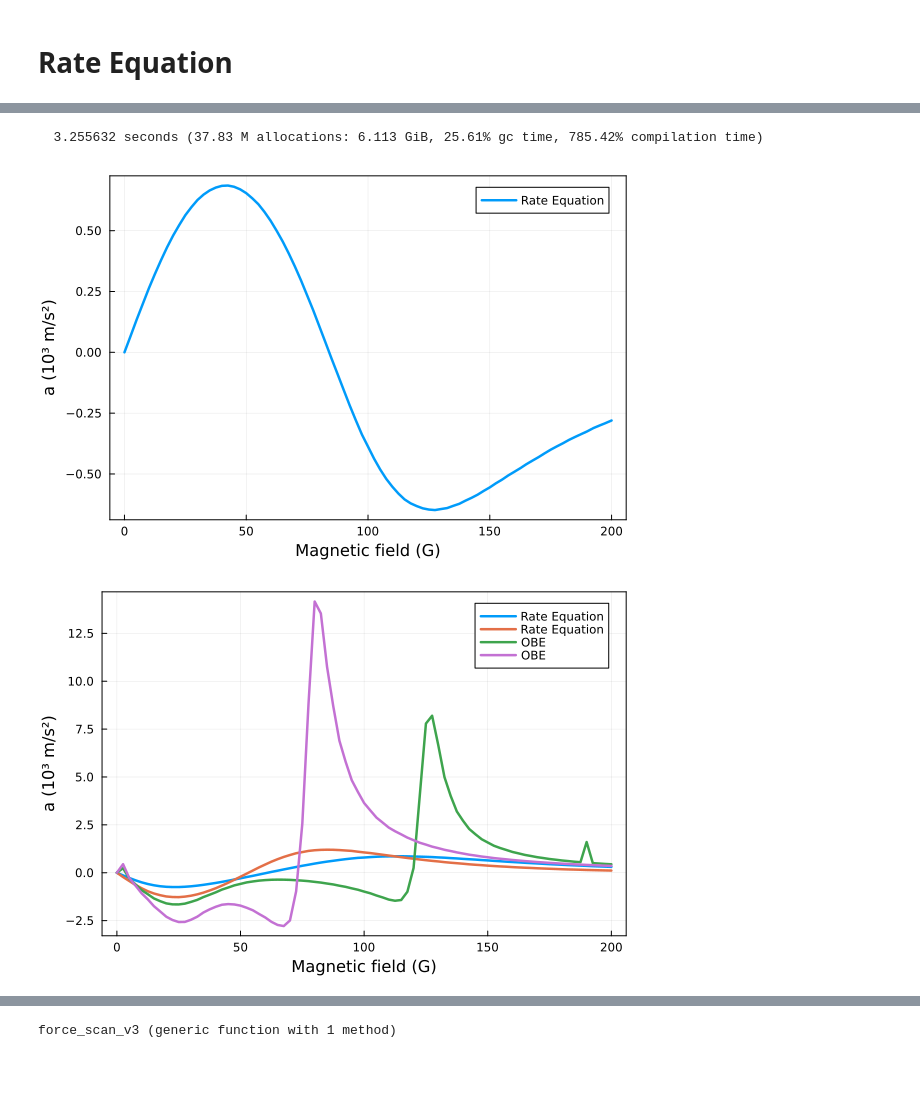
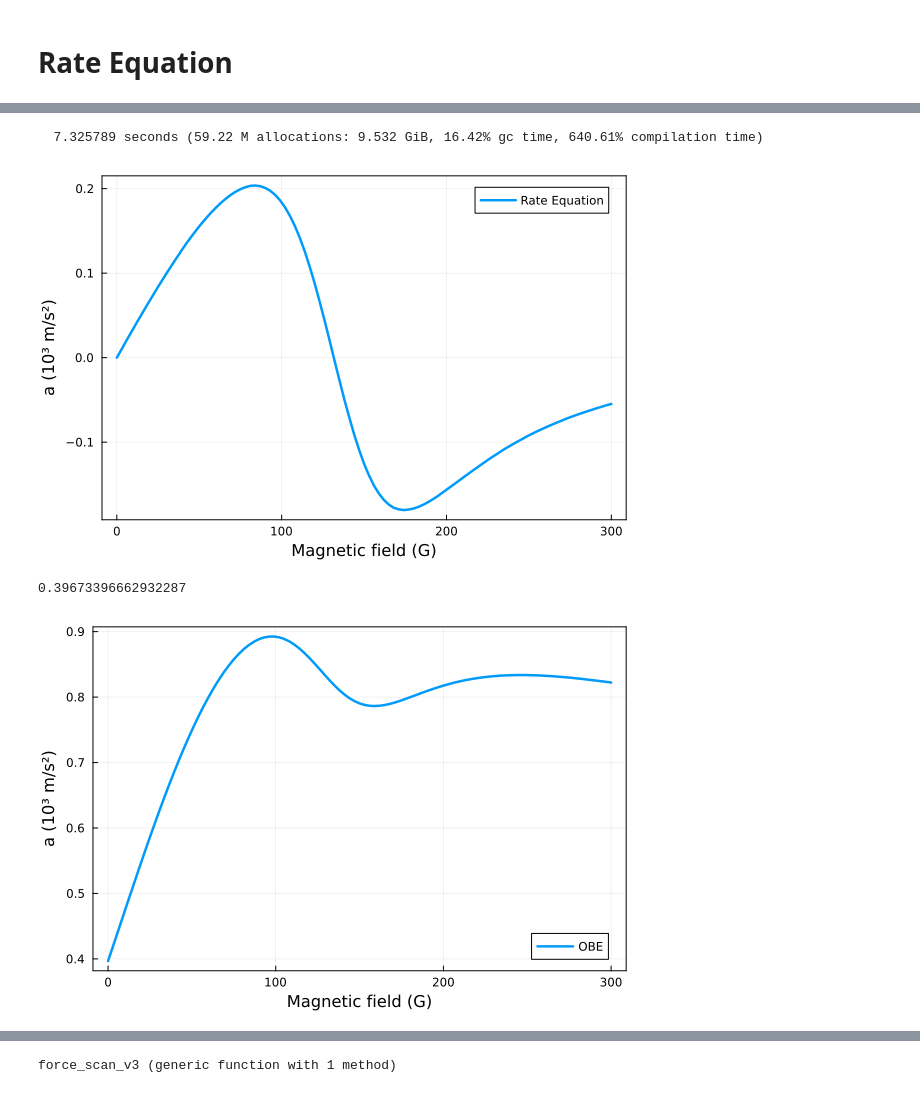
Before and after one commit to munozariasjm/OpticalBlochEquations.jl, a Jupyter notebook: examples/ipynb_sources/toy_models/F1_to_F1.ipynb, the cells around one changed output, grey strips where cells are left out. Saved outputs shown, nothing was run; the diff lists cells and outputs as text; code cells hidden in the pictures.

```diff
--- a/examples/ipynb_sources/toy_models/F1_to_F1.ipynb
+++ b/examples/ipynb_sources/toy_models/F1_to_F1.ipynb
@@ -815,17 +1052,28 @@ end
 using RectiGrids
 
 freq_res = 1e-1
-extra_p = (H=H, lasers=lasers)
+extra_p = (H=H, lasers=lasers, ω1 = ω1, s = s)
 p = obe(ρ0, particle, H.states, lasers, d, d, true, true, λ, Γ, freq_res, extra_p)
 
 t_end = 10p.period+1; tspan = (0., t_end)
 prob = ODEProblem(ρ!, p.ρ0_vec, tspan, p, reltol=1e-3, save_on=false)
 
-Bs = (0:1.0:30.0).*_μB
 di = 5
 rs = vcat([(n1*λ/(di+1), n2*λ/(di+1), n3*λ/(di+1)) .* 2π for n1 ∈ 0:di, n2 ∈ 0:di, n3 ∈ 0:di]...)
 vs = [sample_direction(0.0) for _ in 1:1]
 
-Bs = collect(LinRange(0,200,81)).*_μB
+Bs = collect(LinRange(0,10,21)).*_μB
+angles = collect(LinRange(0,2π,30))
+# θx = π
+# θy = π
+
+scan_values = (B = Bs, r = rs, v = vs, θx = angles, θy = angles)
 scan_values_grid = RectiGrids.grid(scan_values)
-;
+
+@time forces, populations = force_scan_v2(prob, scan_values_grid, prob_func!, output_func);
+
+averaged_forces = []
+@time for (i,B) ∈ enumerate(Bs)
+    idxs = [j for (j,x) ∈ enumerate(scan_values_grid) if x.B == B]
+    push!(averaged_forces, mean([f[3] for f in forces[idxs]]))
+end
@@ -1143,7 +1287,7 @@ t_end = 100p.period+1; tspan = (0., t_end)
 cb = PeriodicCallback(reset_force1!, p.period)
 prob = ODEProblem(N!, p.N0_vec, tspan, p, reltol=1e-3, save_on=false)
 
-Bs = collect(LinRange(0,200,81)).*_μB
+# Bs = collect(LinRange(0,200,81)).*_μB
 rs = [0.]
 vs = [0.]
 
@@ -1152,7 +1296,7 @@ scan_values_grid = RectiGrids.grid(scan_values)
 
 @time re_forces, populations = force_scan_v3(prob, scan_values_grid, prob_func_re!, output_func);
 # %% [output]
-  3.255632 seconds (37.83 M allocations: 6.113 GiB, 25.61% gc time, 785.42% compilation time)
+  7.325789 seconds (59.22 M allocations: 9.532 GiB, 16.42% gc time, 640.61% compilation time)
 # %%
 plot(Bs./_μB, 1e-3 .* [f[3] for f in re_forces].* (ħ * k * Γ / m),
     xlabel="Magnetic field (G)",
@@ -1167,20 +1311,23 @@ plot(Bs./_μB, 1e-3 .* [f[3] for f in re_forces].* (ħ * k * Γ / m),
     # size=(600,500)
     )
 # %% [output]
-[figure, old version]
+[figure, new version]
+# %%
+populations[1,1]
+# %% [output]
+0.39673396662932287
 # %%
-plot!(Bs./_μB, 1e-3 .* averaged_forces .* (ħ * k * Γ / m),
+plot(Bs./_μB, populations[:,3],
     xlabel="Magnetic field (G)",
     ylabel="a (10³ m/s²)",
     framestyle=:box,
     linewidth=2.5,
-    label="OBE",
+    label="OBE"
     # labelfontsize=14,
     # tickfont=12,
     # legendfont=11,
     # ylim=(-3,23),
-    # size=(600,500),
-    dpi=100
+    # size=(600,500)
     )
 # %% [output]
-[figure, old version]
+[figure, new version]
```
Also changed, not shown: parts of 87 cells of this notebook, 9 other files.
